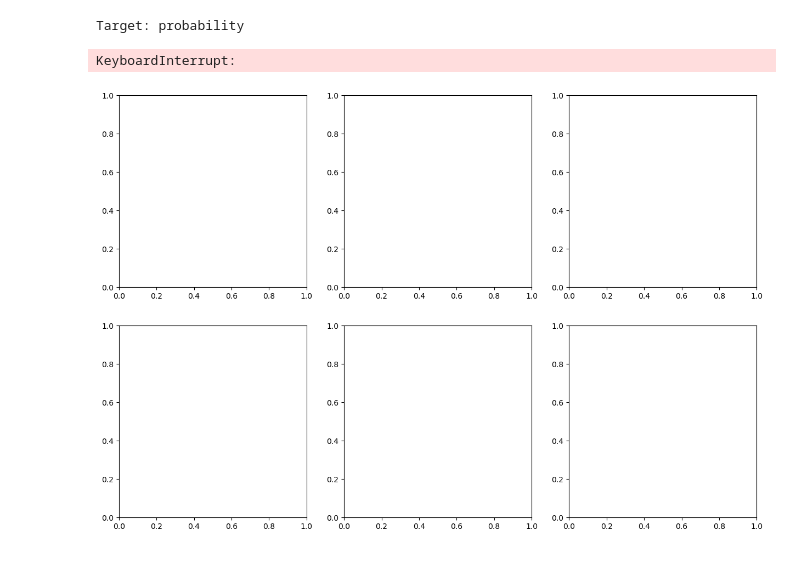
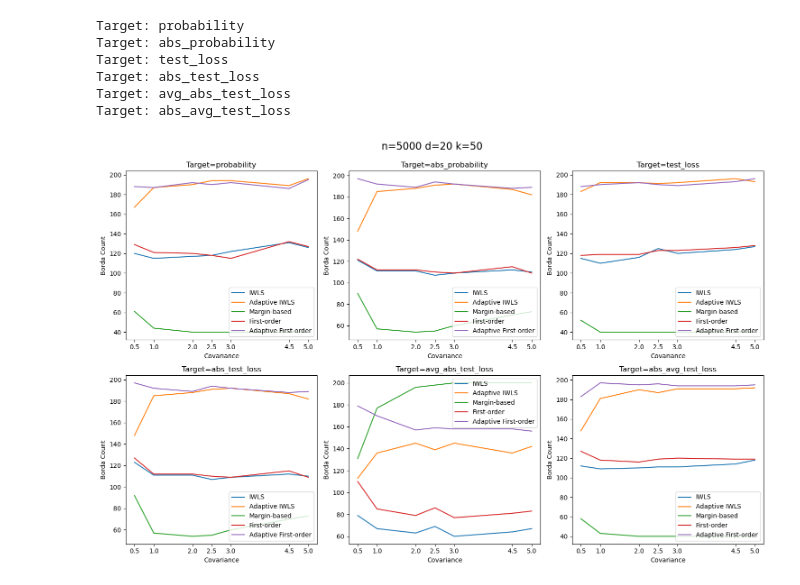
Before and after one commit to sleepymalc/MISS, a Jupyter notebook: logistic regression/large scale.ipynb, the cells around one changed output. Saved outputs shown, nothing was run; the diff lists cells and outputs as text; code cells hidden in the pictures.

```diff
--- a/logistic regression/large scale.ipynb
+++ b/logistic regression/large scale.ipynb
@@ -75,37 +75,41 @@ fig, axs = plt.subplots(2, 3, figsize=(15, 10))  # Create a 2x3 grid of subplots
 
 for target_idx, target in enumerate(targets):
     print(f"Target: {target}")
-    scores_array = np.array(Parallel(n_jobs=50)(delayed(score_per_seed_cov)(seed, cov, target) for seed in seeds for cov in covs))
+    scores_array = np.array(Parallel(n_jobs=60)(delayed(score_per_seed_cov)(seed, cov, target) for seed in seeds for cov in covs))
     scores_array = scores_array.reshape((num_seeds, num_covs, -1))
 
     scores_method_cov_seed = scores_array.swapaxes(0, 2) # method, cov, seed
     scores_cov_method_seed = scores_method_cov_seed.swapaxes(0, 1) # cov, method, seed
 
     Borda_result = np.zeros((num_covs, num_methods), dtype=float)
 
-    Borda_result = np.array(Parallel(n_jobs=50)(delayed(Borda_count)(scores_cov_method_seed[cov_idx]) for cov_idx in range(num_covs)))
+    Borda_result = np.array(Parallel(n_jobs=60)(delayed(Borda_count)(scores_cov_method_seed[cov_idx]) for cov_idx in range(num_covs)))
 
     # Plot in the corresponding subplot
     row_idx, col_idx = divmod(target_idx, 3)  # Calculate subplot index
     for method_idx, method_name in enumerate(methods):
         axs[row_idx, col_idx].plot(covs, Borda_result[:, method_idx], label=method_name)
 
     axs[row_idx, col_idx].set_title(f'Target={target}')
     axs[row_idx, col_idx].set_xlabel('Covariance')
     axs[row_idx, col_idx].set_ylabel('Borda Count')
     axs[row_idx, col_idx].legend(methods)
 
     axs[row_idx, col_idx].set_xticks(covs)
 
 plt.tight_layout(rect=[0, 0.03, 1, 0.95])
 
 plt.suptitle(f'n={n} d={d} k={k}', fontsize=16)
 
 plt.show()
 # %% [output]
 Target: probability
+Target: abs_probability
+Target: test_loss
+Target: abs_test_loss
+Target: avg_abs_test_loss
+Target: abs_avg_test_loss
-KeyboardInterrupt:
-[figure, old version]
+[figure, new version]
 # %%
 def ratio_per_seed_cov(seed, cov, target):
     X_train, y_train, X_test, y_test = data_generation(n, d, cov, seed, isSkewed=isSkewed, target=target)
```
Also changed, not shown: parts of 3 cells of this notebook, 2 other files.
